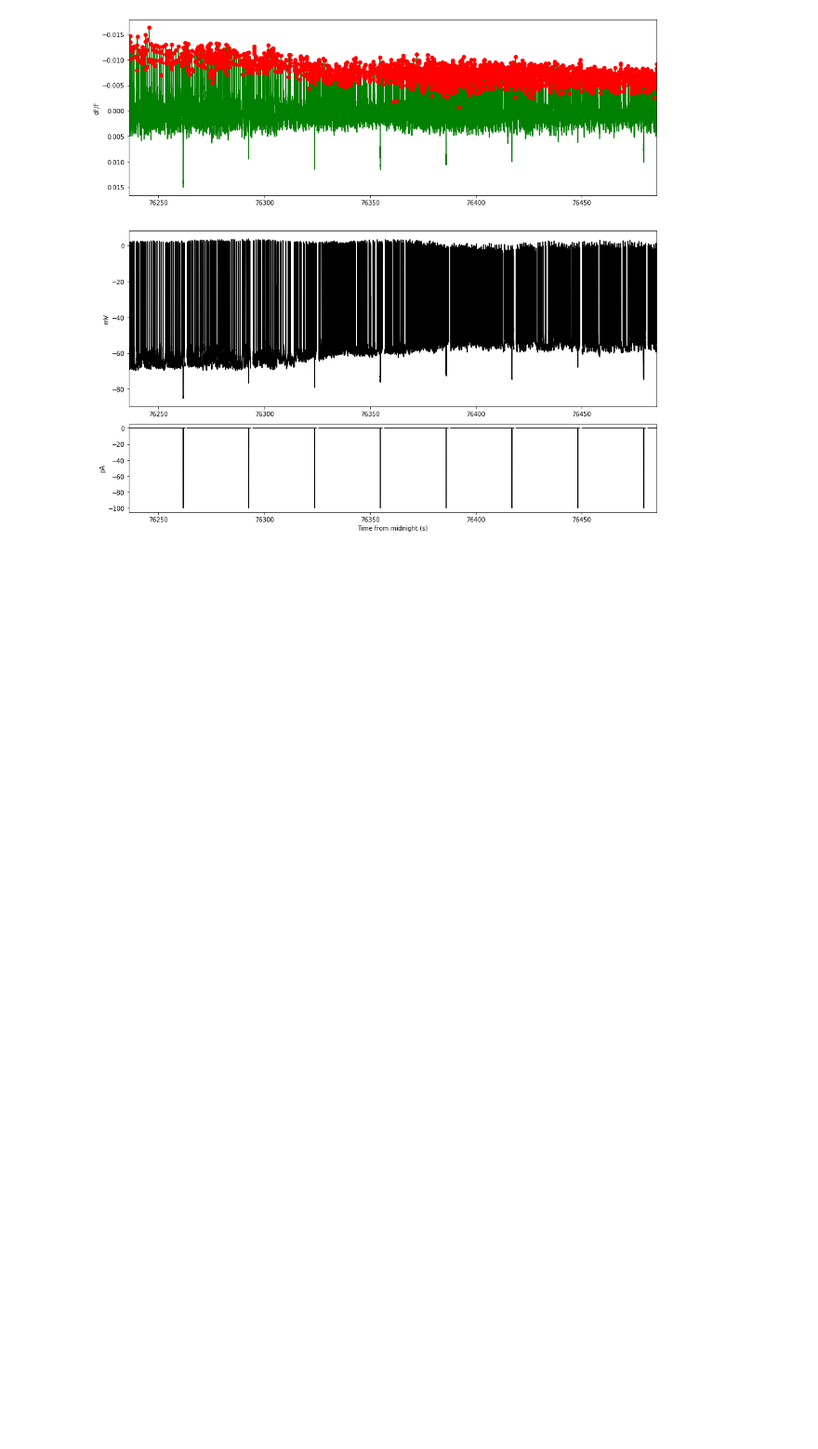
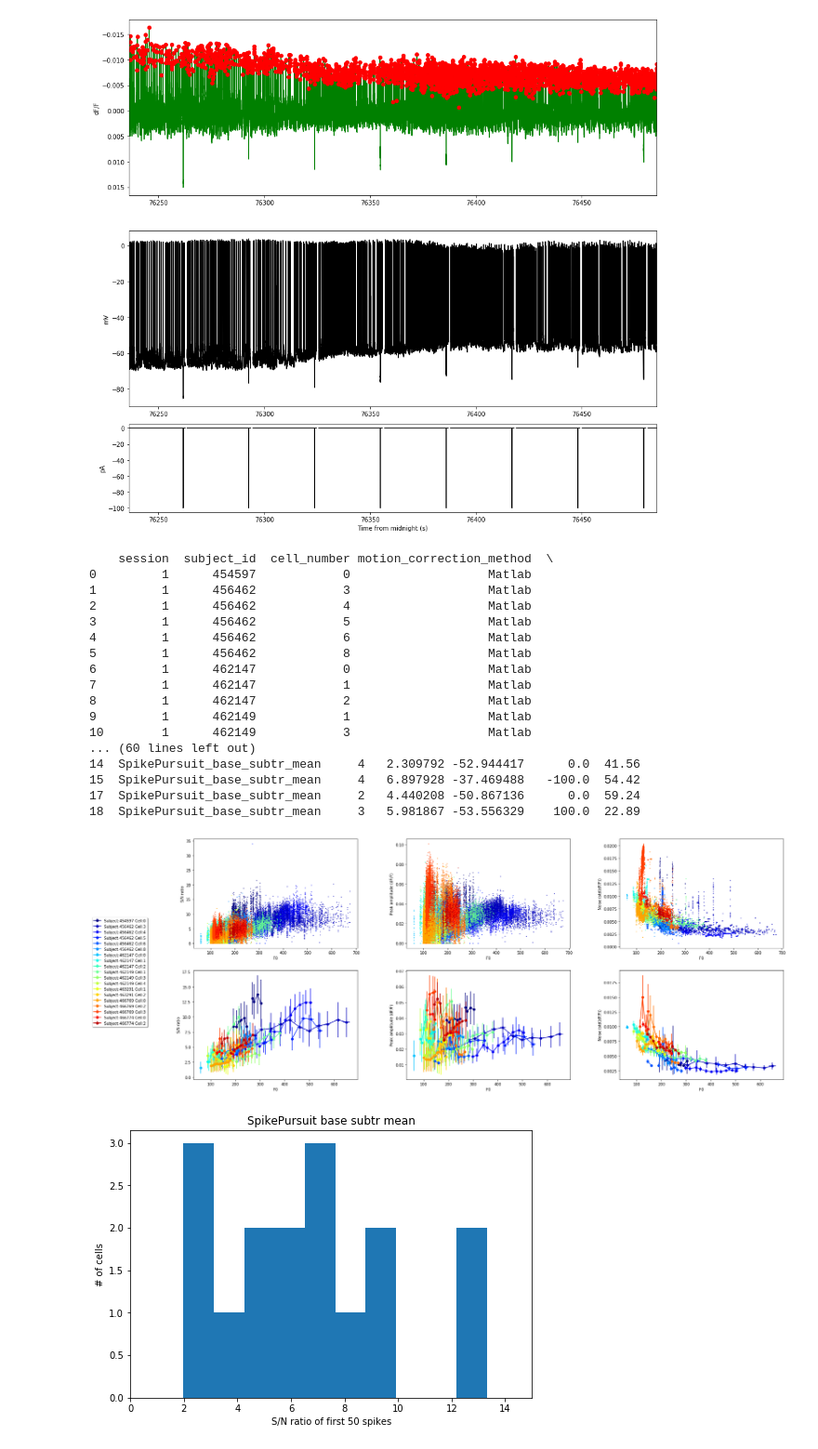
Before and after one commit to rozmar/DataPipeline, a Jupyter notebook: voltageimaging/voltage_imaging_ground_truth_examples.ipynb, the cells around one changed output. Shown: that part at 93% size. Cells and saved outputs as stored; diff of their text form; code cells hidden in the pictures; blank space fills up the shorter version.

```diff
--- a/voltageimaging/voltage_imaging_ground_truth_examples.ipynb
+++ b/voltageimaging/voltage_imaging_ground_truth_examples.ipynb
@@ -198,3 +199,31 @@ ax_ephys_stim.set_xlim([frametimes[0],frametimes[-1]])
 # %% [output]
 (76236.08375, 76485.528046)
 [figure]
+# %%
+# Plot SNratios for all cells
+plot_imaging.plot_cell_SN_ratio_APwise(roi_type = 'SpikePursuit_base_subtr_mean',
+                                       v0_max = -35,
+                                       holding_min = -600,
+                                       frame_rate_min =300,
+                                       frame_rate_max = 1200 ,
+                                       bin_num = 10 )
+# %% [output]
+    session  subject_id  cell_number motion_correction_method  \
+0         1      454597            0                   Matlab
+1         1      456462            3                   Matlab
+2         1      456462            4                   Matlab
+3         1      456462            5                   Matlab
+4         1      456462            6                   Matlab
+5         1      456462            8                   Matlab
+6         1      462147            0                   Matlab
+7         1      462147            1                   Matlab
+8         1      462147            2                   Matlab
+9         1      462149            1                   Matlab
+10        1      462149            3                   Matlab
+... (60 lines left out)
+14  SpikePursuit_base_subtr_mean     4   2.309792 -52.944417      0.0  41.56
+15  SpikePursuit_base_subtr_mean     4   6.897928 -37.469488   -100.0  54.42
+17  SpikePursuit_base_subtr_mean     2   4.440208 -50.867136      0.0  59.24
+18  SpikePursuit_base_subtr_mean     3   5.981867 -53.556329    100.0  22.89
+[figure, added]
+[figure, added]
```
Also changed, not shown: parts of 1 cell of this notebook.
